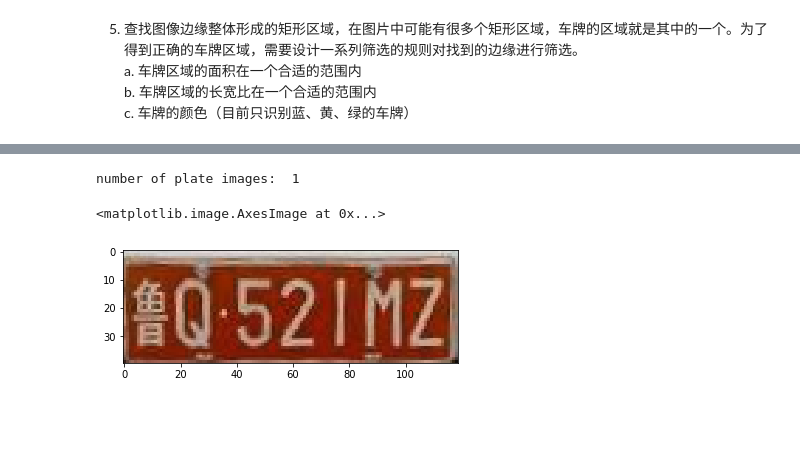
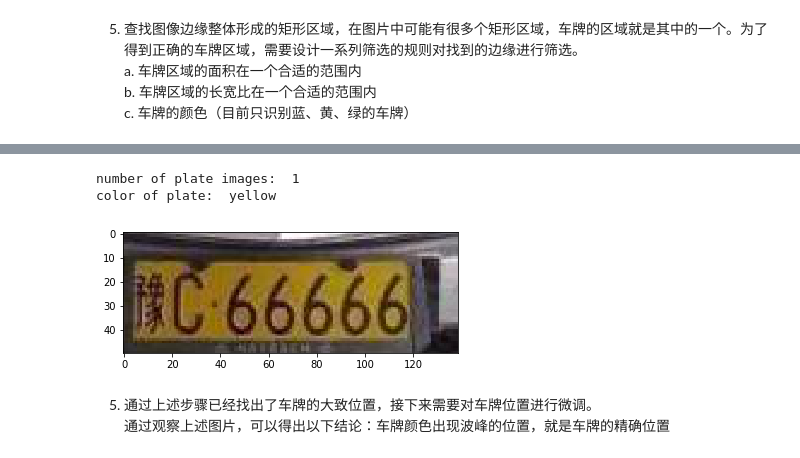
Before and after one commit to 1124418652/license_plate_recognition, a Jupyter notebook: Python/车牌识别原理.ipynb, the cells around one changed output, grey strips where cells are left out. Saved outputs shown, nothing was run; the diff lists cells and outputs as text; code cells hidden in the pictures; blank space fills up the shorter version.

```diff
--- a/Python/车牌识别原理.ipynb
+++ b/Python/车牌识别原理.ipynb
@@ -15,7 +15,7 @@ import matplotlib.pyplot as plt
 # %% [markdown]
 ### 1、读取图像
 # %%
-img_file = "../dataset/test/car3.jpg"
+img_file = "../dataset/test/7.jpg"
 img = cv2.imread(img_file)
 img_show = cv2.cvtColor(img, cv2.COLOR_BGR2RGB)   # cv2默认是以BGR的格式进行图片的读取的
 plt.imshow(img_show)
@@ -38,7 +38,7 @@ plt.axis("off")
 ### 3、定位车牌位置
 1. 先使用较大的 kernel 对图片执行开运算（先腐蚀，后膨胀），使得车牌区域变成连通的一片。
 # %%
-kernal = np.ones((23, 23), np.uint8)
+kernal = np.ones((20, 20), np.uint8)
 img_opening = cv2.morphologyEx(gauss_img, cv2.MORPH_OPEN, kernal)
 plt.imshow(img_opening)
 plt.axis("off")
@@ -123,6 +124,13 @@ fig, axes = plt.subplots(2, len(plate_contours), figsize = (10, 8))
 index = 0
 for rect in plate_contours:
     angle = rect[2]
+
+    # 旋转调整时的角度 angle 是由经验值确定的，我们假设汽车在图片中不会倾斜45°以上
+    if abs(angle) < 45:
+        angle = angle
+    elif abs(angle) > 45:
+        angle = 90 - abs(angle)
+
     # 需要注意的是当使用 getRotationMatrix2D()进行旋转的时候，逆时针旋转角度为正，顺时针为负
     # 而 rect 中的 angle，逆时针为负
     rotate_matrix = cv2.getRotationMatrix2D(rect[0], angle, scale = 1)
@@ -134,11 +142,15 @@ for rect in plate_contours:
     center_x = rect[0][0]
     width = rect[1][0]
     height = rect[1][1]
+
+    if angle > 0:
+        width, height = height, width
     # 在取 ROI 时要多取一点，防止没有取全
-    plate_roi = rotate_img[max(0, int(center_y - height/2)-5): min(h, int(center_y + height/2)+5),
-                           max(0, int(center_x - width / 2)-5): min(w, int(center_x + width / 2)+5),
+    if width > height:
+        plate_roi = rotate_img[max(0, int(center_y - height/2)-5): min(h, int(center_y + height/2)+5),
+                               max(0, int(center_x - width/2)-5): min(w, int(center_x + width/2)+5),
                            :]
+        plate_rois.append(plate_roi)
     axes[1][index].imshow(cv2.cvtColor(plate_roi, cv2.COLOR_BGR2RGB))
-    plate_rois.append(plate_roi)
     index += 1
 # %% [output]
@@ -146,48 +158,56 @@ for rect in plate_contours:
 # %%
 """
 使用颜色对车牌区域进行识别
-使用HSV模型来表示图片，当H表示图片的色调，S表示饱和度，V表示亮度
+使用HSV模型来表示图片，H表示图片的色调，S表示饱和度，V表示亮度
+H 对应的范围：
 Orange  0-22
-Yellow 22- 38
-Green 38-75
-Blue 75-130
+Yellow 11- 34
+Green 34-99
+Blue 99-124
 Violet 130-160
 Red 160-179
+S 越大，表示颜色的纯度越高，这里取 S>50
 """
 plate_img = []
 for plate_roi in plate_rois:
     hsv_plate = cv2.cvtColor(plate_roi, cv2.COLOR_BGR2HSV)
     height, width, channels = hsv_plate.shape[:]
     h_plate = hsv_plate[:, :, 0]
+    s_plate = hsv_plate[:, :, 1]
     yellow = 0
     green = 0
     blue = 0
     color_thresh = width * height / 2
     for row in range(height):
         for col in range(width):
-            if h_plate[row][col] > 22 and h_plate[row][col] < 38:
+            if 34 > h_plate[row][col] > 11 and s_plate[row][col] > 50:
                 yellow += 1
-            elif h_plate[row][col] > 38 and h_plate[row][col] < 75:
+            elif 99 > h_plate[row][col] > 34 and s_plate[row][col] > 50:
                 green += 1
-            elif h_plate[row][col] > 75 and h_plate[row][col] < 130:
+            elif 124 > h_plate[row][col] > 99 and s_plate[row][col] > 50:
                 blue += 1
     if yellow > color_thresh and yellow > max(green, blue):
         plate_img.append([plate_roi, 'yellow'])
-    elif green > color_thresh and green > max(yellow, blue):
+    elif green > color_thresh * 0.5 and green > max(yellow, blue):
         plate_img.append([plate_roi, 'green'])
     elif blue > color_thresh and blue > max(yellow, green):
         plate_img.append([plate_roi, 'blue'])
 
 #     _yellow = np.where(np.where(h_plate > 22, h_plate, 0) < 38, 1, 0).sum()
 #     _green = np.where(np.where(h_plate > 38, h_plate, 0) < 75, 1, 0).sum()
 #     _blue = np.where(np.where(h_plate > 75, h_plate, 0) < 130, 1, 0).sum()
 #     if max(_yellow, _green, _blue) > width * height / 4:
 #         print(max(_yellow, _green, _blue), width * height)
 #         plate_img
 
 print("number of plate images: ", len(plate_img))
-plt.imshow(plate_img[0][0])
+for plate in plate_img:
+    print("color of plate: ", plate[1])
+    plt.imshow(cv2.cvtColor(plate[0], cv2.COLOR_BGR2RGB))
 # %% [output]
 number of plate images:  1
+color of plate:  yellow
-<matplotlib.image.AxesImage at 0x...>
-[figure, old version]
+[figure, new version]
+# %% [markdown]
+5. 通过上述步骤已经找出了车牌的大致位置，接下来需要对车牌位置进行微调。
+通过观察上述图片，可以得出以下结论：车牌颜色出现波峰的位置，就是车牌的精确位置
```
Also changed, not shown: parts of 12 cells of this notebook.
